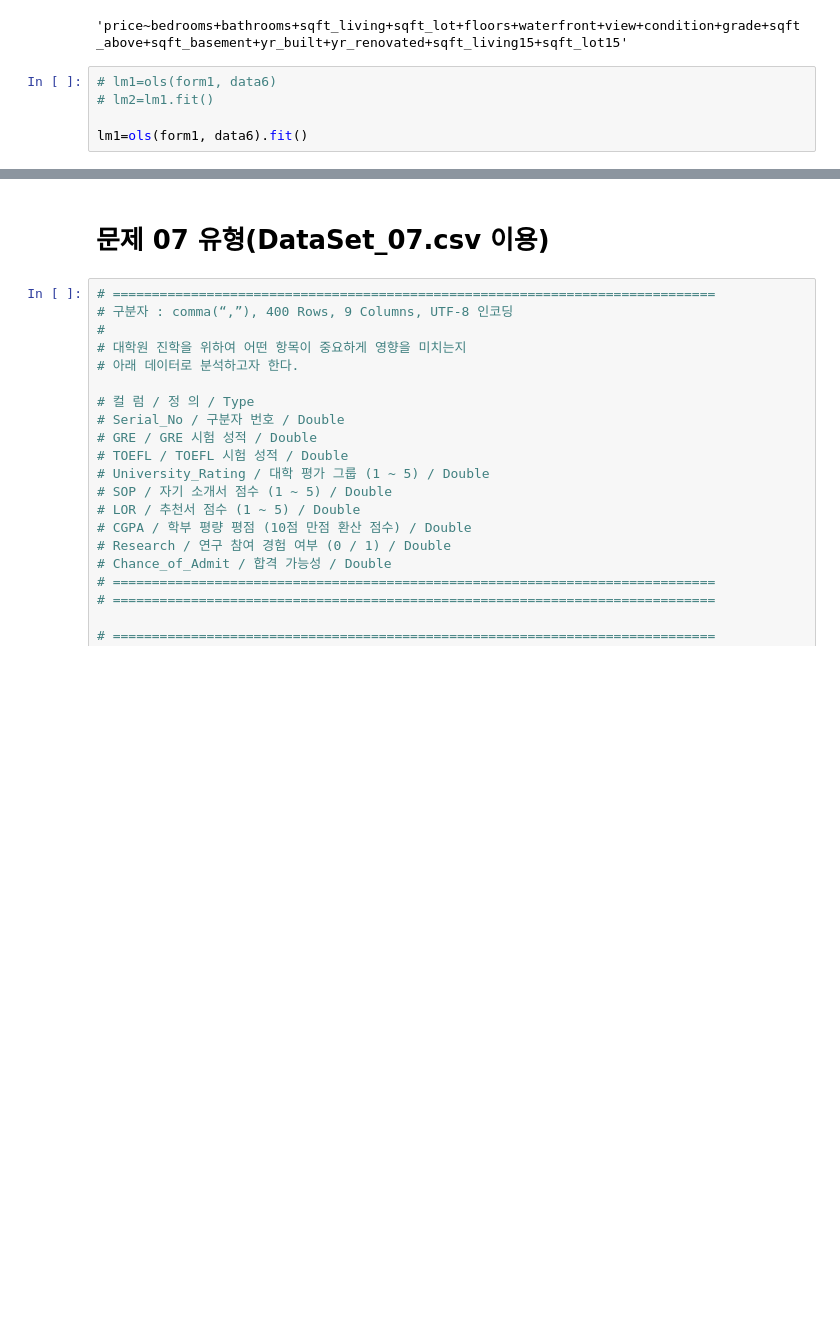
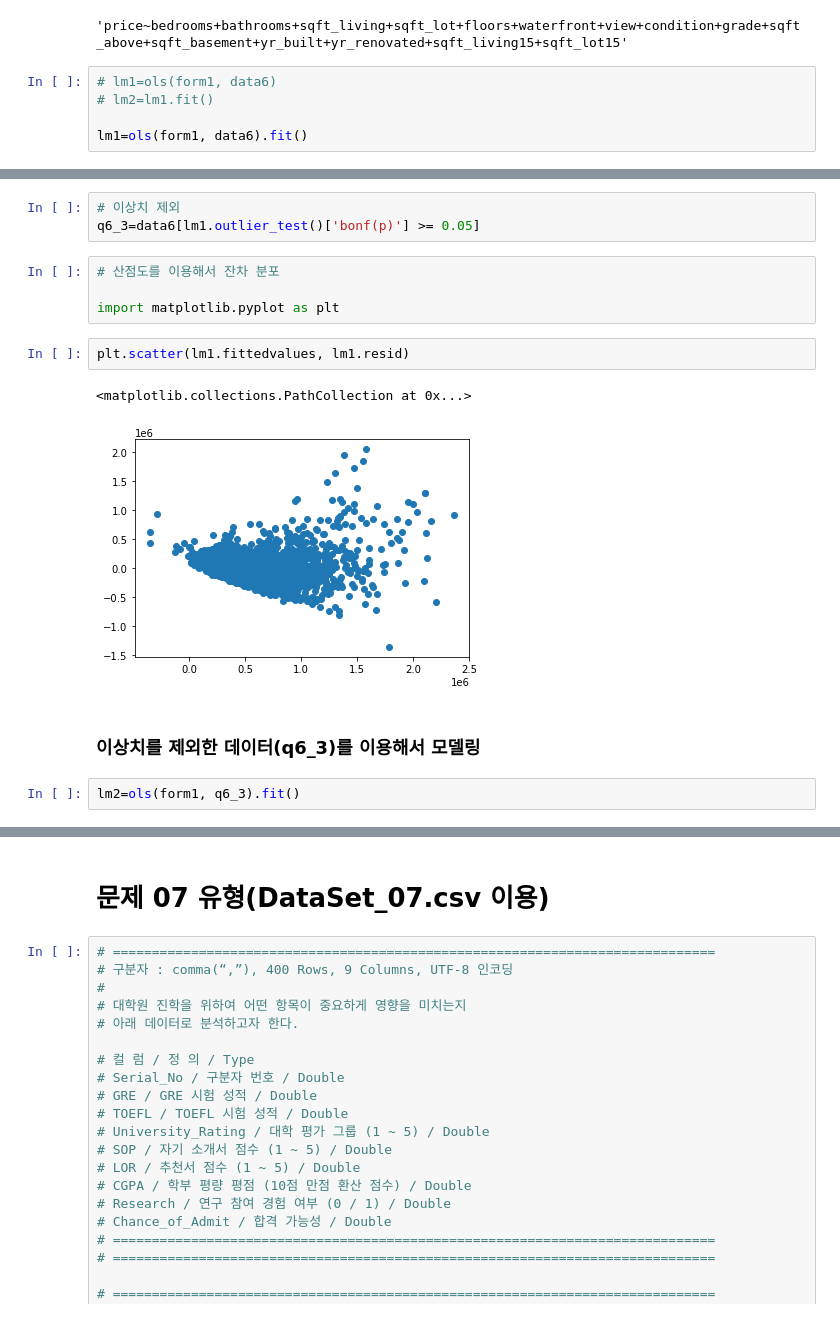
Before and after one commit to won195/TIL, a Jupyter notebook: set06_10_note.ipynb, the cells around one changed output, grey strips where cells are left out. Drawn from its saved outputs; the diff is of its cells as text; blank space fills up the shorter version.

```diff
--- a/set06_10_note.ipynb
+++ b/set06_10_note.ipynb
@@ -206,0 +271,16 @@ strong multicollinearity problems or that the design matrix is singular.
+# %%
+# 이상치 제외
+q6_3=data6[lm1.outlier_test()['bonf(p)'] >= 0.05]
+# %%
+# 산점도를 이용해서 잔차 분포
+
+import matplotlib.pyplot as plt
+# %%
+plt.scatter(lm1.fittedvalues, lm1.resid)
+# %% [output]
+<matplotlib.collections.PathCollection at 0x...>
+[figure, added]
+# %% [markdown]
+### 이상치를 제외한 데이터(q6_3)를 이용해서 모델링
+# %%
+lm2=ols(form1, q6_3).fit()
```
Also changed, not shown: parts of 36 cells of this notebook.
